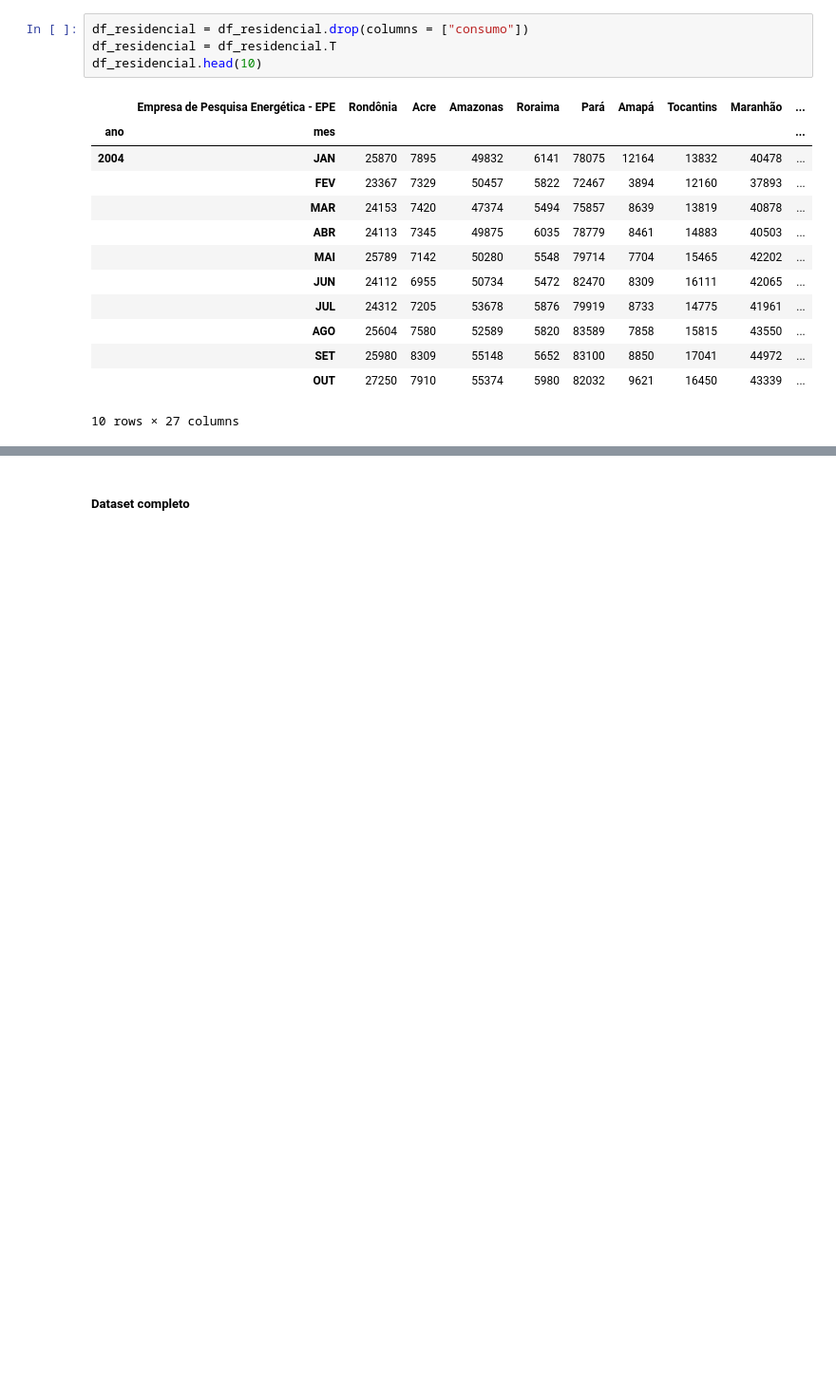
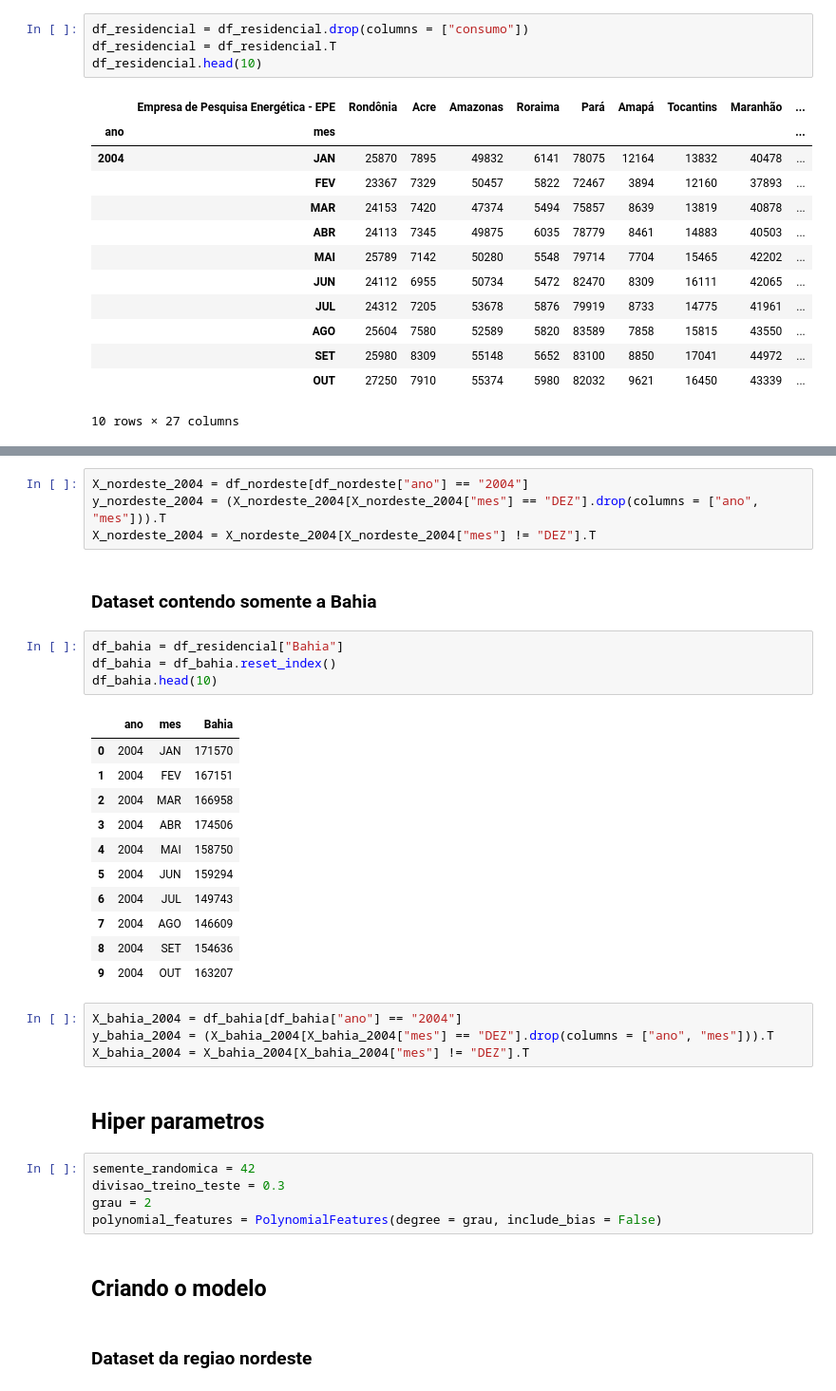
Before and after one commit to PET-Controle-e-Automacao-UESC/contas_de_energia, a Jupyter notebook: src/regressao_polinomial.ipynb, the cells around one changed output, grey strips where cells are left out. Shown: that part at 95% size. Drawn from its saved outputs; the diff is of its cells as text; blank space fills up the shorter version.

```diff
--- a/src/regressao_polinomial.ipynb
+++ b/src/regressao_polinomial.ipynb
@@ -93,2 +72,37 @@ df_nordeste.sample(10)
+# %%
+X_nordeste_2004 = df_nordeste[df_nordeste["ano"] == "2004"]
+y_nordeste_2004 = (X_nordeste_2004[X_nordeste_2004["mes"] == "DEZ"].drop(columns = ["ano", "mes"])).T
+X_nordeste_2004 = X_nordeste_2004[X_nordeste_2004["mes"] != "DEZ"].T
+# %% [markdown]
+### Dataset contendo somente a Bahia
+# %%
+df_bahia = df_residencial["Bahia"]
+df_bahia = df_bahia.reset_index()
+df_bahia.head(10)
+# %% [output]
+|  | ano | mes | Bahia |
+| 0 | 2004 | JAN | 171570 |
+| 1 | 2004 | FEV | 167151 |
+| 2 | 2004 | MAR | 166958 |
+| 3 | 2004 | ABR | 174506 |
+| 4 | 2004 | MAI | 158750 |
+| 5 | 2004 | JUN | 159294 |
+| 6 | 2004 | JUL | 149743 |
+| 7 | 2004 | AGO | 146609 |
+| 8 | 2004 | SET | 154636 |
+| 9 | 2004 | OUT | 163207 |
+# %%
+X_bahia_2004 = df_bahia[df_bahia["ano"] == "2004"]
+y_bahia_2004 = (X_bahia_2004[X_bahia_2004["mes"] == "DEZ"].drop(columns = ["ano", "mes"])).T
+X_bahia_2004 = X_bahia_2004[X_bahia_2004["mes"] != "DEZ"].T
+# %% [markdown]
+## Hiper parametros
+# %%
+semente_randomica = 42
+divisao_treino_teste = 0.3
+grau = 2
+polynomial_features = PolynomialFeatures(degree = grau, include_bias = False)
+# %% [markdown]
+## Criando o modelo
 # %% [markdown]
-##### Dataset completo
+### Dataset da regiao nordeste
```
Also changed, not shown: parts of 19 cells of this notebook, 1 other file.
